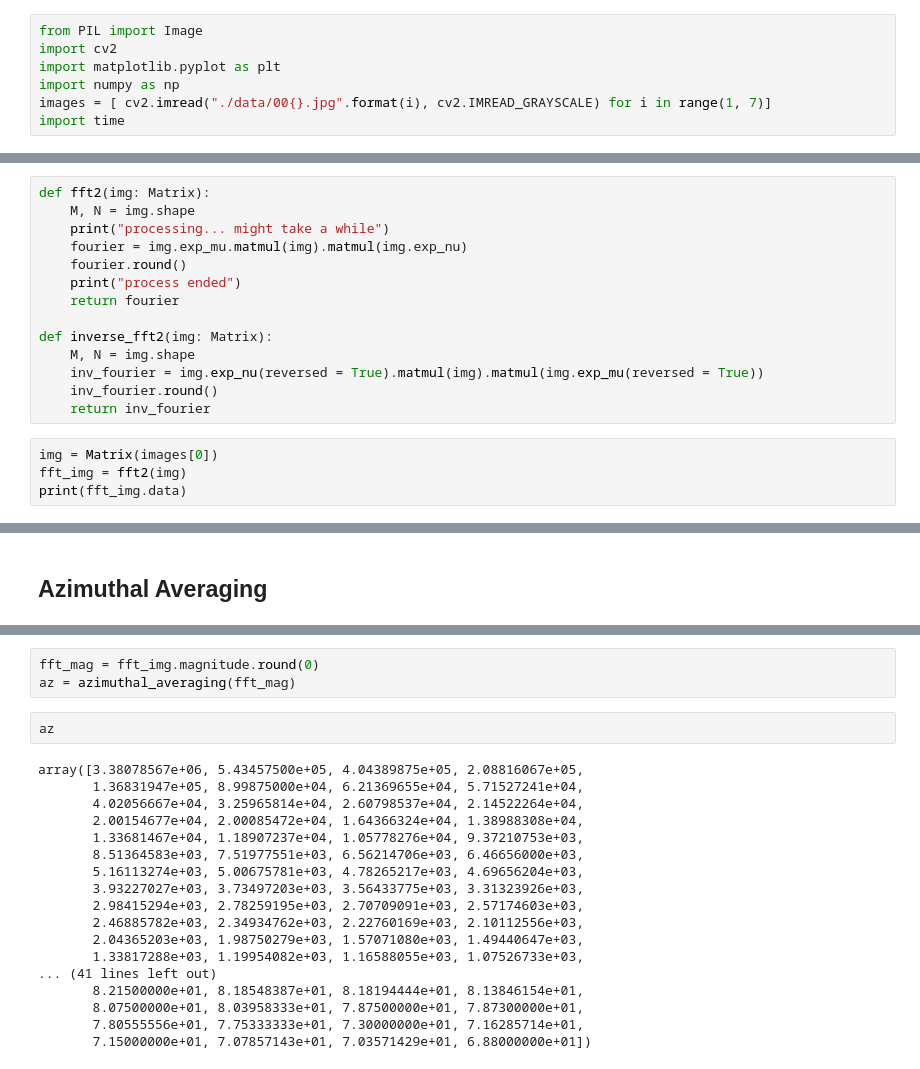
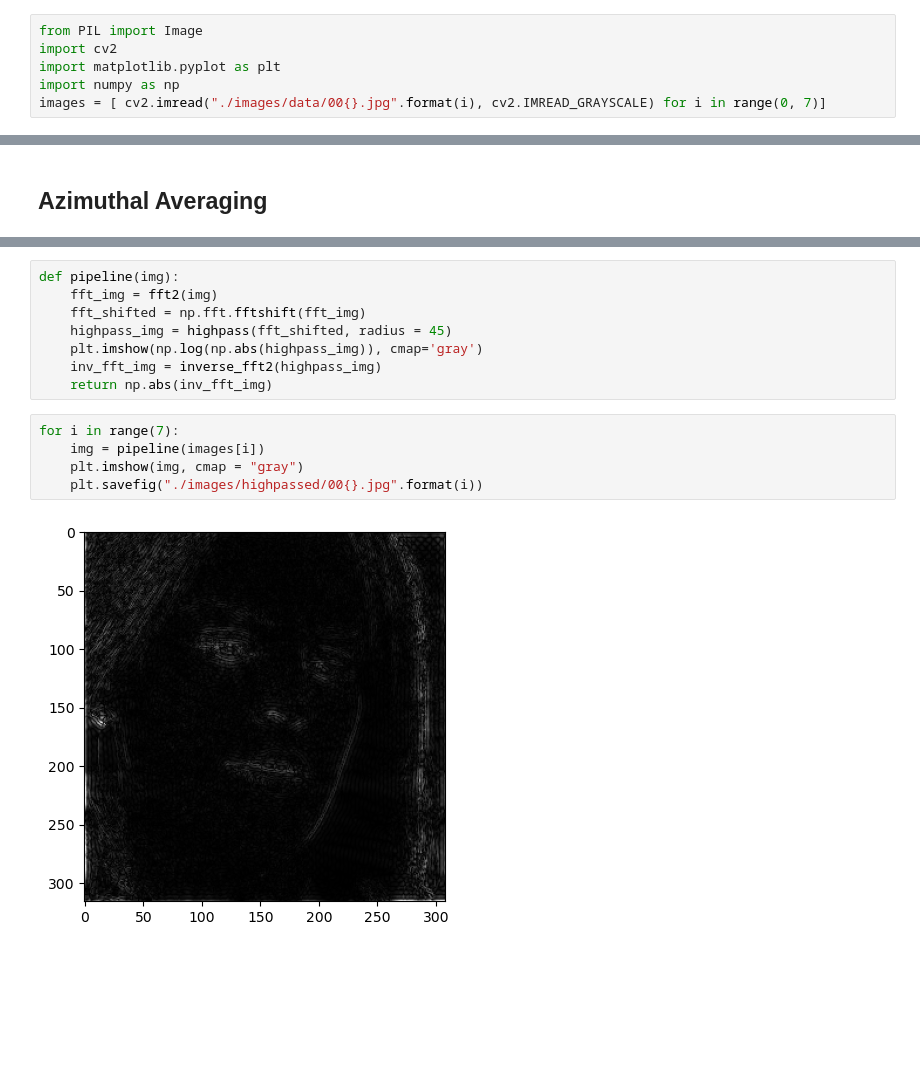
Before and after one commit to yooseungkim/Signals-and-Systems-PA, a Jupyter notebook: 2d_fourier.ipynb, the cells around one changed output, grey strips where cells are left out. Saved outputs shown, nothing was run; the diff lists cells and outputs as text; blank space fills up the shorter version.

Commit message:
save plots

```diff
--- a/2d_fourier.ipynb
+++ b/2d_fourier.ipynb
@@ -5,5 +5,4 @@ from PIL import Image
 import cv2
 import matplotlib.pyplot as plt
 import numpy as np
-images = [ cv2.imread("./data/00{}.jpg".format(i), cv2.IMREAD_GRAYSCALE) for i in range(1, 7)]
-import time
+images = [ cv2.imread("./images/data/00{}.jpg".format(i), cv2.IMREAD_GRAYSCALE) for i in range(0, 7)]
@@ -123,18 +8,0 @@ B = Matrix([[1, 2], [3, 4], [5, 6]])
-# %%
-def fft2(img: Matrix):
-    M, N = img.shape
-    print("processing... might take a while")
-    fourier = img.exp_mu.matmul(img).matmul(img.exp_nu)
-    fourier.round()
-    print("process ended")
-    return fourier
-
-def inverse_fft2(img: Matrix):
-    M, N = img.shape
-    inv_fourier = img.exp_nu(reversed = True).matmul(img).matmul(img.exp_mu(reversed = True))
-    inv_fourier.round()
-    return inv_fourier
-# %%
-img = Matrix(images[0])
-fft_img = fft2(img)
-print(fft_img.data)
@@ -179,24 +81,16 @@ def azimuthal_averaging(img: Matrix):
     return cum_sum_freq
-# %%
-fft_mag = fft_img.magnitude.round(0)
-az = azimuthal_averaging(fft_mag)
-# %%
-az
-# %% [output]
-array([3.38078567e+06, 5.43457500e+05, 4.04389875e+05, 2.08816067e+05,
-       1.36831947e+05, 8.99875000e+04, 6.21369655e+04, 5.71527241e+04,
-       4.02056667e+04, 3.25965814e+04, 2.60798537e+04, 2.14522264e+04,
-       2.00154677e+04, 2.00085472e+04, 1.64366324e+04, 1.38988308e+04,
-       1.33681467e+04, 1.18907237e+04, 1.05778276e+04, 9.37210753e+03,
-       8.51364583e+03, 7.51977551e+03, 6.56214706e+03, 6.46656000e+03,
-       5.16113274e+03, 5.00675781e+03, 4.78265217e+03, 4.69656204e+03,
-       3.93227027e+03, 3.73497203e+03, 3.56433775e+03, 3.31323926e+03,
-       2.98415294e+03, 2.78259195e+03, 2.70709091e+03, 2.57174603e+03,
-       2.46885782e+03, 2.34934762e+03, 2.22760169e+03, 2.10112556e+03,
-       2.04365203e+03, 1.98750279e+03, 1.57071080e+03, 1.49440647e+03,
-       1.33817288e+03, 1.19954082e+03, 1.16588055e+03, 1.07526733e+03,
-... (41 lines left out)
-       8.21500000e+01, 8.18548387e+01, 8.18194444e+01, 8.13846154e+01,
-       8.07500000e+01, 8.03958333e+01, 7.87500000e+01, 7.87300000e+01,
-       7.80555556e+01, 7.75333333e+01, 7.30000000e+01, 7.16285714e+01,
-       7.15000000e+01, 7.07857143e+01, 7.03571429e+01, 6.88000000e+01])
+# %%
+def pipeline(img):
+    fft_img = fft2(img)
+    fft_shifted = np.fft.fftshift(fft_img)
+    highpass_img = highpass(fft_shifted, radius = 45)
+    plt.imshow(np.log(np.abs(highpass_img)), cmap='gray')
+    inv_fft_img = inverse_fft2(highpass_img)
+    return np.abs(inv_fft_img)
+# %%
+for i in range(7):
+    img = pipeline(images[i])
+    plt.imshow(img, cmap = "gray")
+    plt.savefig("./images/highpassed/00{}.jpg".format(i))
+# %% [output]
+[figure, added]
```
Also changed, not shown: parts of 7 cells of this notebook, 15 other files.
